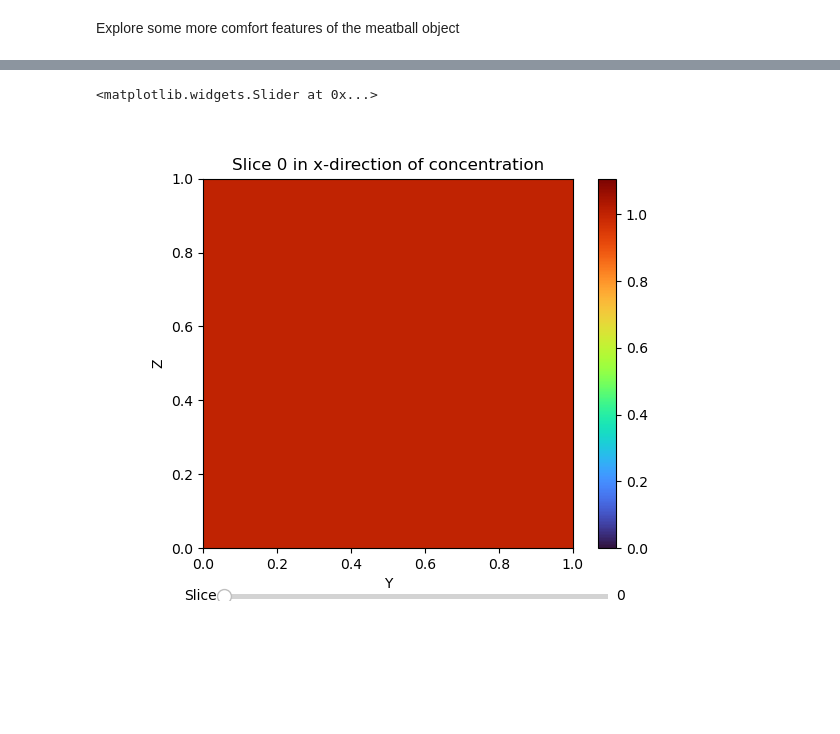
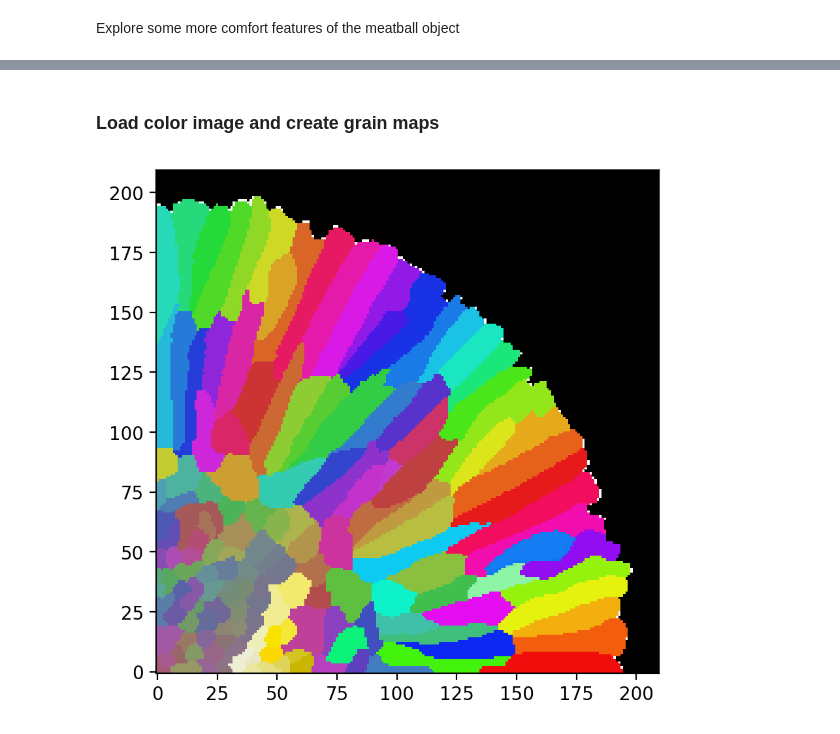
Before and after one commit to daubners/meatballs, a Jupyter notebook: 00-generation-of-NMC-agglomerate.ipynb, the cells around one changed output, grey strips where cells are left out. Drawn from its saved outputs; the diff is of its cells as text; code cells hidden in the pictures; blank space fills up the shorter version.

```diff
--- a/00-generation-of-NMC-agglomerate.ipynb
+++ b/00-generation-of-NMC-agglomerate.ipynb
@@ -114,6 +115,2 @@ GPU-RAM maximally allocated 85.16 MB (127.93 MB reserved)
-# %%
-%matplotlib widget
-agglomerate.plot_field_interactive("concentration", direction='x', colormap='turbo')
-# %% [output]
-<matplotlib.widgets.Slider at 0x...>
-[figure, removed]
+# %% [markdown]
+### Load color image and create grain maps
@@ -119,0 +121,17 @@ agglomerate.plot_field_interactive("concentration", direction='x', colormap='tur
+# %%
+image = Image.open('image1050x1050.png')
+image = Image.open('image210x210.png')
+image = image.convert("RGB")  # Ensure it is in RGB mode
+image_array = np.array(image)
+
+white_mask = np.all(image_array == 255, axis=-1)
+# Set white pixels to black
+image_array[white_mask] = [0, 0, 0]
+# %%
+import matplotlib.pyplot as plt
+plt.figure(figsize=(5,5), dpi=200)
+image_array = image_array[::-1,:,:]
+# image_array = np.concatenate((image_array[:,::-1,:],image_array[::-1,::-1,:]), axis=0)
+im = plt.imshow(np.transpose(image_array, (1,0,2)), origin='lower')
+# %% [output]
+[figure, added]
```
Also changed, not shown: parts of 20 cells of this notebook, 4 other files.
